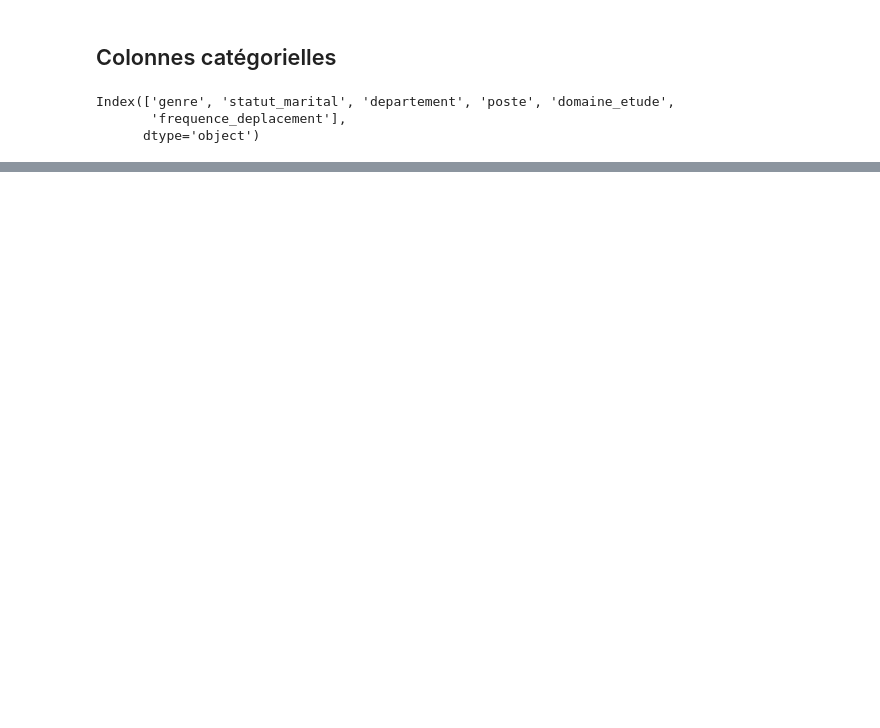
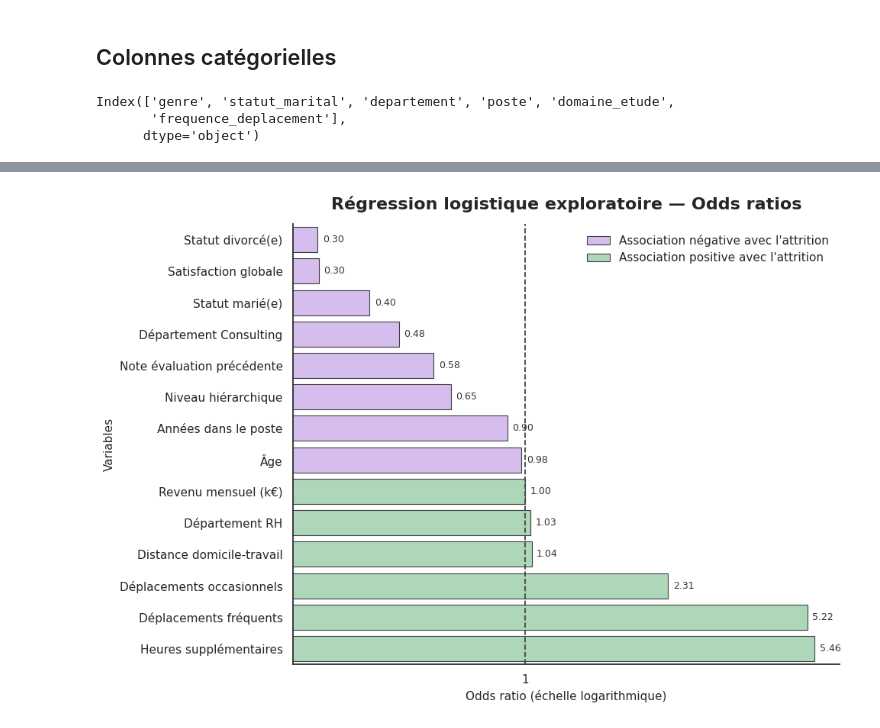
Before and after one commit to maximebarbier01/technova-attrition, a Jupyter notebook: notebooks/02_eda_analyse_globale.ipynb, the cells around one changed output, grey strips where cells are left out. Saved outputs shown, nothing was run; the diff lists cells and outputs as text; code cells hidden in the pictures; blank space fills up the shorter version.

```diff
--- a/notebooks/02_eda_analyse_globale.ipynb
+++ b/notebooks/02_eda_analyse_globale.ipynb
@@ -318,0 +537,46 @@ KeyError: 'revenu_bin'
+# %%
+feature_label_map = {
+    "heure_supplementaires": "Heures supplémentaires",
+    "C(frequence_deplacement)[T.Frequent]": "Déplacements fréquents",
+    "C(frequence_deplacement)[T.Occasionnel]": "Déplacements occasionnels",
+    "distance_domicile_travail": "Distance domicile-travail",
+    "age": "Âge",
+    "annees_dans_le_poste_actuel": "Années dans le poste",
+    "niveau_hierarchique_poste": "Niveau hiérarchique",
+    "note_evaluation_precedente": "Note évaluation précédente",
+    "C(departement)[T.Consulting]": "Département Consulting",
+    "C(departement)[T.Ressources Humaines]": "Département RH",
+    "C(statut_marital)[T.Marié(e)]": "Statut marié(e)",
+    "C(statut_marital)[T.Divorcé(e)]": "Statut divorcé(e)",
+    "satisfaction_global": "Satisfaction globale",
+    "revenu_mensuel_k": "Revenu mensuel (k€)",
+}
+
+or_plot = odds_ratios.copy()
+or_plot["feature_label"] = or_plot["feature"].map(feature_label_map).fillna(or_plot["feature"])
+or_plot["direction"] = np.where(
+    or_plot["odds_ratio"] >= 1,
+    "Association positive avec l'attrition",
+    "Association négative avec l'attrition",
+)
+
+# plt.figure(figsize=(10, 7))
+# sns.barplot(
+#     data=or_plot.sort_values("odds_ratio", ascending=True),
+#     x="odds_ratio",
+#     y="feature_label",
+#     hue="direction",
+#     dodge=False,
+# )
+# plt.axvline(1, color="black", linestyle="--", linewidth=1)
+# plt.xscale("log")
+# plt.title("Régression logistique exploratoire - odds ratios")
+# plt.xlabel("Odds ratio, échelle log")
+# plt.ylabel("Features")
+# plt.legend(title="")
+# plt.tight_layout()
+# plt.show()
+
+plot_odds_ratios_ppt(or_plot)
+# %% [output]
+[figure, added]
```
Also changed, not shown: parts of 17 cells of this notebook, 41 other files.
